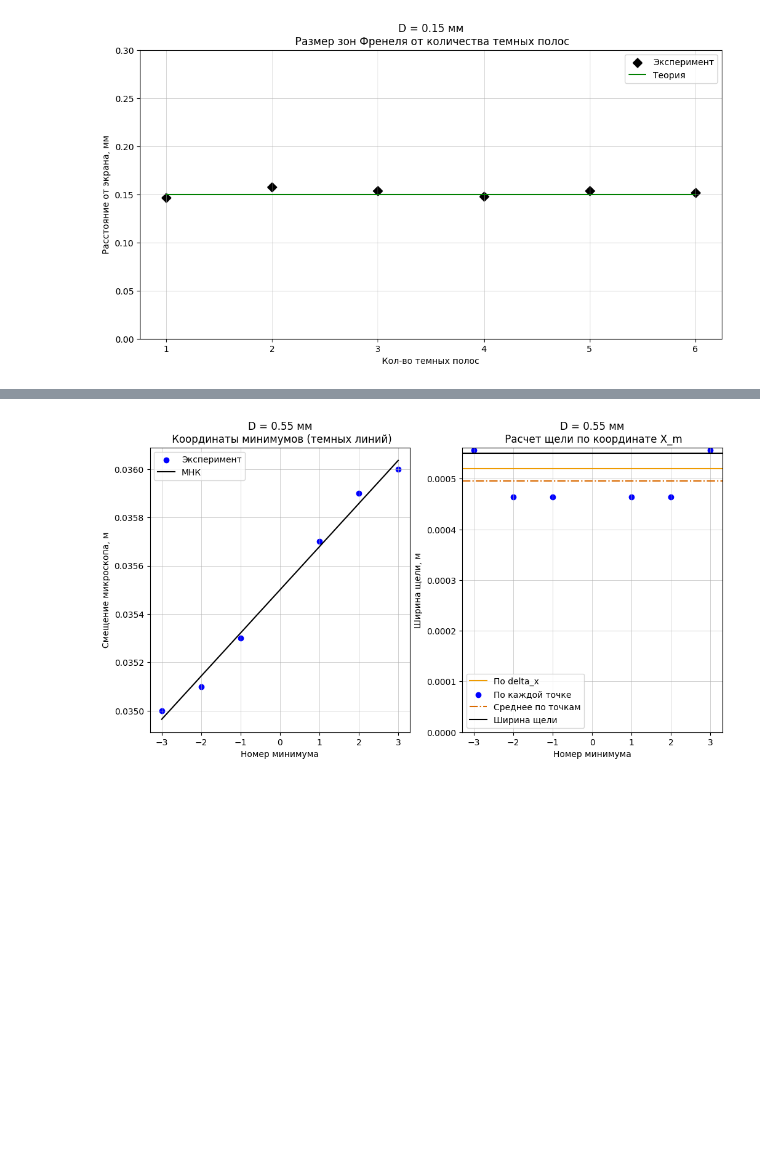
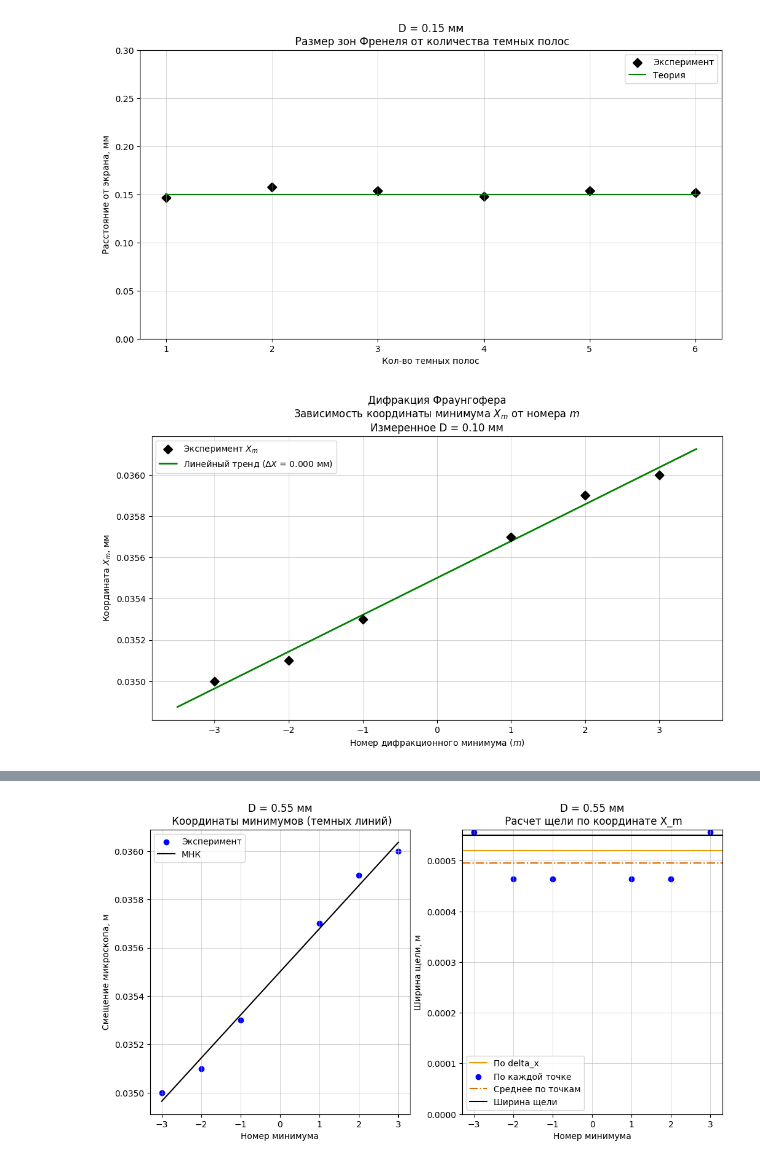
Before and after one commit to AkimDjan/sem4, a Jupyter notebook: labs/4_3_1.ipynb, the cells around one changed output, grey strips where cells are left out. Cells and saved outputs as stored; diff of their text form; code cells hidden in the pictures; blank space fills up the shorter version.

```diff
--- a/labs/4_3_1.ipynb
+++ b/labs/4_3_1.ipynb
@@ -141,3 +141,85 @@ for key, mins_0_1_2_3 in primary_experiment_mins.items():
 
 m_points = np.arange(-3, 3 + 1)
 m_points = m_points[m_points != 0]
+# %%
+import numpy as np
+import matplotlib.pyplot as plt
+from scipy.stats import linregress
+
+# ==========================================
+# 1. ВАШИ ЭКСПЕРИМЕНТАЛЬНЫЕ ДАННЫЕ (ЗАМЕНИТЕ)
+# ==========================================
+lambda_green = 546.1 * 10**(-9) # Длина волны, м
+f_2 = 0.150                     # Фокусное расстояние линзы O2, м (например, 150 мм = 0.15 м)
+D_measured = 0.10 * 10**(-3)    # Измеренная микрометром ширина щели, м (0.10 мм)
+
+# Номера дифракционных минимумов (m = 0 пропускаем, это центральный светлый максимум)
+m_orders = np.array([-3, -2, -1, 1, 2, 3])
+
+# Координаты минимумов X_m по шкале микроскопа (в миллиметрах!)
+# (Это примерные синтетические данные, впиши свои измерения)
+X_m_exp = experiment_mins[D_1]
+
+# ==========================================
+# 2. МАТЕМАТИЧЕСКАЯ ОБРАБОТКА (МНК)
+# ==========================================
+# linregress считает параметры прямой: y = slope * x + intercept
+slope, intercept, r_value, p_value, std_err = linregress(m_orders, X_m_exp)
+
+# Наклон прямой - это и есть среднее расстояние между полосами (Delta X) в миллиметрах
+Delta_X_mm = slope
+Delta_X_m = Delta_X_mm * 10**(-3) # Перевод в метры для расчета физики
+
+# Расчет ширины щели по формуле (6) из методички: D = (f2 * lambda) / Delta_X
+D_calc_m = (f_2 * lambda_green) / Delta_X_m
+
+# ==========================================
+# 3. ПОСТРОЕНИЕ ГРАФИКА
+# ==========================================
+fig, ax = plt.subplots(1, 1, figsize=(12, 6))
+
+ax.set_title(f"Дифракция Фраунгофера\nЗависимость координаты минимума $X_m$ от номера $m$\nИзмеренное D = {D_measured*10**3:.2f} мм")
+ax.set_xlabel("Номер дифракционного минимума ($m$)")
+ax.set_ylabel("Координата $X_m$, мм")
+
+# Строим экспериментальные точки
+ax.scatter(m_orders,
+           X_m_exp,
+           s=50,
+           linewidths=1.5,
+           marker="D",
+           color="black",
+           zorder=5, # zorder=5 чтобы точки были поверх линии
+           label="Эксперимент $X_m$")
+
+# Строим теоретическую прямую (линейный тренд)
+m_line = np.linspace(min(m_orders) - 0.5, max(m_orders) + 0.5, 100)
+X_line = slope * m_line + intercept
+
+ax.plot(m_line,
+        X_line,
+        color="green",
+        linewidth=2,
+        label=f"Линейный тренд ($\Delta X$ = {Delta_X_mm:.3f} мм)")
+
+# Настройка красивой сетки как в твоем коде
+ax.grid(which='minor', linestyle='--', linewidth=0.2)
+ax.grid(which='major', linewidth=0.4)
+
+# Делаем так, чтобы на оси X были только целые числа (номера порядков)
+ax.set_xticks(np.arange(min(m_orders), max(m_orders)+1, 1))
+
+ax.legend()
+plt.show()
+
+# ==========================================
+# 4. ВЫВОД РЕЗУЛЬТАТОВ РАСЧЕТА ПОД ГРАФИКОМ
+# ==========================================
+print("--- РЕЗУЛЬТАТЫ ОБРАБОТКИ ---")
+print(f"Среднее расстояние между минимумами (ΔX): {Delta_X_mm:.3f} мм")
+print(f"РАССЧИТАННАЯ ширина щели (D_calc):        {D_calc_m * 10**3:.4f} мм")
+print(f"ИЗМЕРЕННАЯ ширина щели (D_meas):          {D_measured * 10**3:.4f} мм")
+error = abs(D_calc_m - D_measured) / D_measured * 100
+print(f"Относительное расхождение:                {error:.1f}%")
+# %% [output]
+[figure, added]
```
Also changed, not shown: parts of 2 cells of this notebook, 18 other files.
